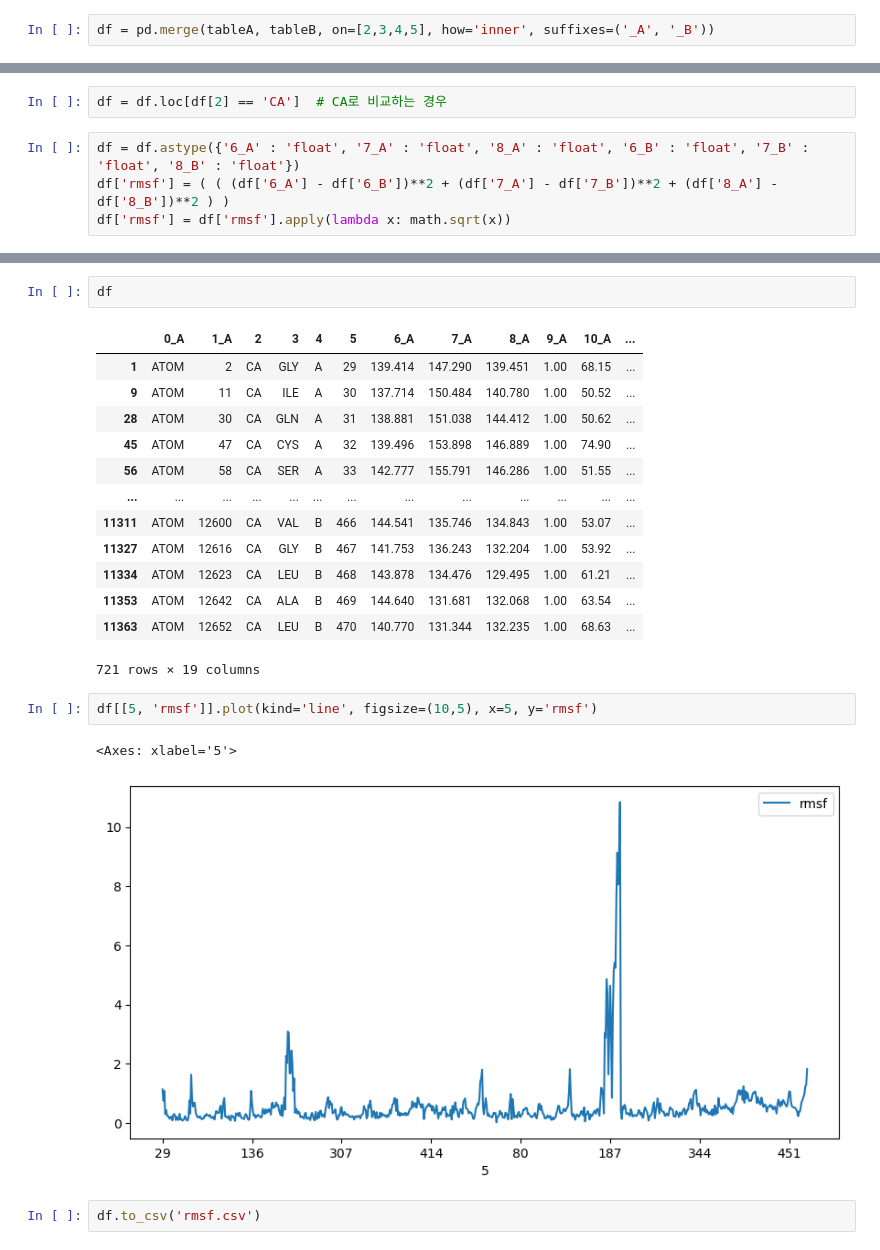
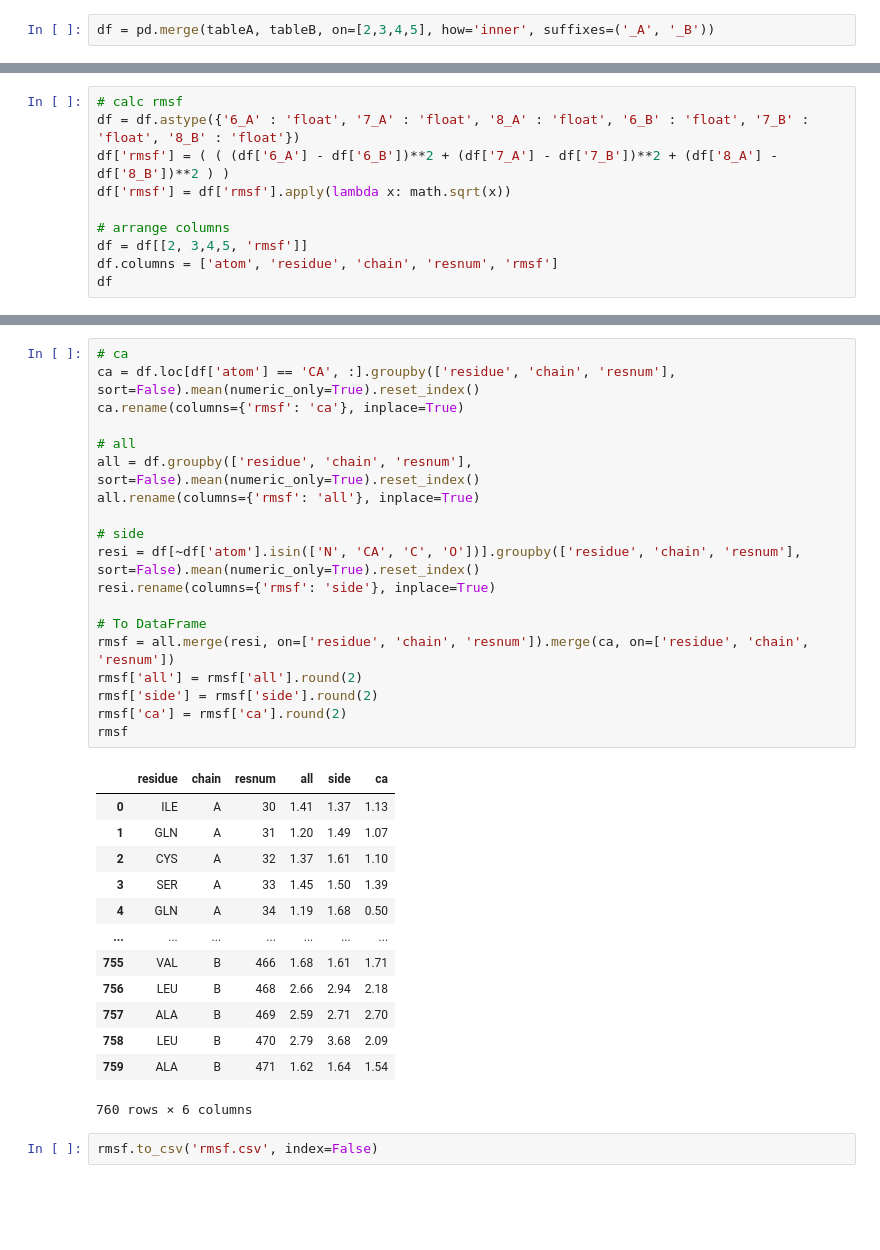
Before and after one commit to six2921/chemtools, a Jupyter notebook: unclassified/protein_rmsf.ipynb, the cells around one changed output, grey strips where cells are left out. Cells and saved outputs as stored; diff of their text form; blank space fills up the shorter version.

```diff
--- a/unclassified/protein_rmsf.ipynb
+++ b/unclassified/protein_rmsf.ipynb
@@ -110,6 +66,10 @@ df
-# %%
-df = df.loc[df[2] == 'CA']  # CA로 비교하는 경우
 # %%
+# calc rmsf
 df = df.astype({'6_A' : 'float', '7_A' : 'float', '8_A' : 'float', '6_B' : 'float', '7_B' : 'float', '8_B' : 'float'})
 df['rmsf'] = ( ( (df['6_A'] - df['6_B'])**2 + (df['7_A'] - df['7_B'])**2 + (df['8_A'] - df['8_B'])**2 ) )
 df['rmsf'] = df['rmsf'].apply(lambda x: math.sqrt(x))
+
+# arrange columns
+df = df[[2, 3,4,5, 'rmsf']]
+df.columns = ['atom', 'residue', 'chain', 'resnum', 'rmsf']
+df
@@ -116,23 +90,35 @@ df['rmsf'] = df['rmsf'].apply(lambda x: math.sqrt(x))
-# %%
-df
-# %% [output]
-|  | 0_A | 1_A | 2 | 3 | 4 | 5 | 6_A | 7_A | 8_A | 9_A | 10_A | ... |
-| 1 | ATOM | 2 | CA | GLY | A | 29 | 139.414 | 147.290 | 139.451 | 1.00 | 68.15 | ... |
-| 9 | ATOM | 11 | CA | ILE | A | 30 | 137.714 | 150.484 | 140.780 | 1.00 | 50.52 | ... |
-| 28 | ATOM | 30 | CA | GLN | A | 31 | 138.881 | 151.038 | 144.412 | 1.00 | 50.62 | ... |
-| 45 | ATOM | 47 | CA | CYS | A | 32 | 139.496 | 153.898 | 146.889 | 1.00 | 74.90 | ... |
-| 56 | ATOM | 58 | CA | SER | A | 33 | 142.777 | 155.791 | 146.286 | 1.00 | 51.55 | ... |
-| ... | ... | ... | ... | ... | ... | ... | ... | ... | ... | ... | ... | ... |
-| 11311 | ATOM | 12600 | CA | VAL | B | 466 | 144.541 | 135.746 | 134.843 | 1.00 | 53.07 | ... |
-| 11327 | ATOM | 12616 | CA | GLY | B | 467 | 141.753 | 136.243 | 132.204 | 1.00 | 53.92 | ... |
-| 11334 | ATOM | 12623 | CA | LEU | B | 468 | 143.878 | 134.476 | 129.495 | 1.00 | 61.21 | ... |
-| 11353 | ATOM | 12642 | CA | ALA | B | 469 | 144.640 | 131.681 | 132.068 | 1.00 | 63.54 | ... |
-| 11363 | ATOM | 12652 | CA | LEU | B | 470 | 140.770 | 131.344 | 132.235 | 1.00 | 68.63 | ... |
-721 rows × 19 columns
-# %%
-df[[5, 'rmsf']].plot(kind='line', figsize=(10,5), x=5, y='rmsf')
-# %% [output]
-<Axes: xlabel='5'>
-[figure, removed]
+# %%
+# ca
+ca = df.loc[df['atom'] == 'CA', :].groupby(['residue', 'chain', 'resnum'], sort=False).mean(numeric_only=True).reset_index()
+ca.rename(columns={'rmsf': 'ca'}, inplace=True)
+
+# all
+all = df.groupby(['residue', 'chain', 'resnum'], sort=False).mean(numeric_only=True).reset_index()
+all.rename(columns={'rmsf': 'all'}, inplace=True)
+
+# side
+resi = df[~df['atom'].isin(['N', 'CA', 'C', 'O'])].groupby(['residue', 'chain', 'resnum'], sort=False).mean(numeric_only=True).reset_index()
+resi.rename(columns={'rmsf': 'side'}, inplace=True)
+
+# To DataFrame
+rmsf = all.merge(resi, on=['residue', 'chain', 'resnum']).merge(ca, on=['residue', 'chain', 'resnum'])
+rmsf['all'] = rmsf['all'].round(2)
+rmsf['side'] = rmsf['side'].round(2)
+rmsf['ca'] = rmsf['ca'].round(2)
+rmsf
+# %% [output]
+|  | residue | chain | resnum | all | side | ca |
+| 0 | ILE | A | 30 | 1.41 | 1.37 | 1.13 |
+| 1 | GLN | A | 31 | 1.20 | 1.49 | 1.07 |
+| 2 | CYS | A | 32 | 1.37 | 1.61 | 1.10 |
+| 3 | SER | A | 33 | 1.45 | 1.50 | 1.39 |
+| 4 | GLN | A | 34 | 1.19 | 1.68 | 0.50 |
+| ... | ... | ... | ... | ... | ... | ... |
+| 755 | VAL | B | 466 | 1.68 | 1.61 | 1.71 |
+| 756 | LEU | B | 468 | 2.66 | 2.94 | 2.18 |
+| 757 | ALA | B | 469 | 2.59 | 2.71 | 2.70 |
+| 758 | LEU | B | 470 | 2.79 | 3.68 | 2.09 |
+| 759 | ALA | B | 471 | 1.62 | 1.64 | 1.54 |
+760 rows × 6 columns
 # %%
-df.to_csv('rmsf.csv')
+rmsf.to_csv('rmsf.csv', index=False)
```
Also changed, not shown: parts of 14 cells of this notebook.
